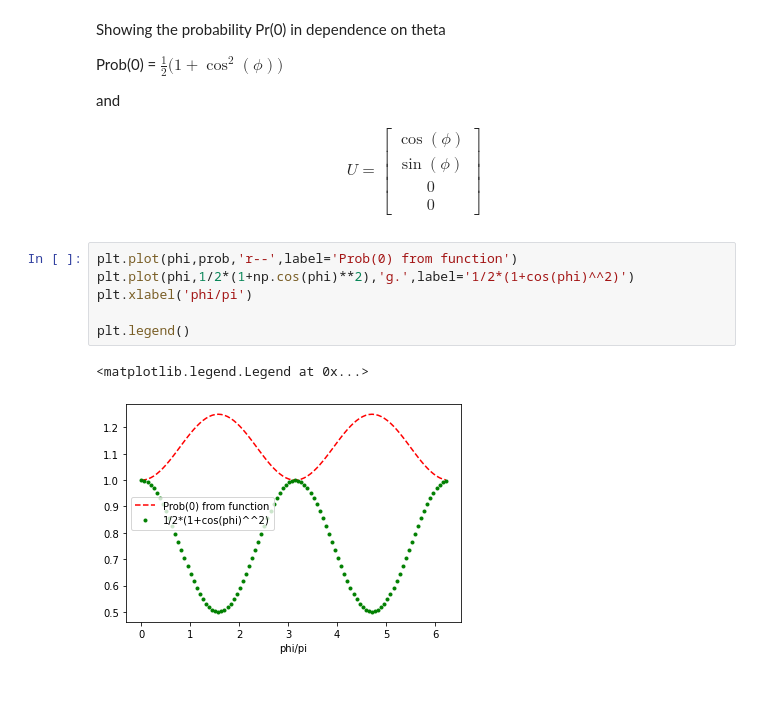
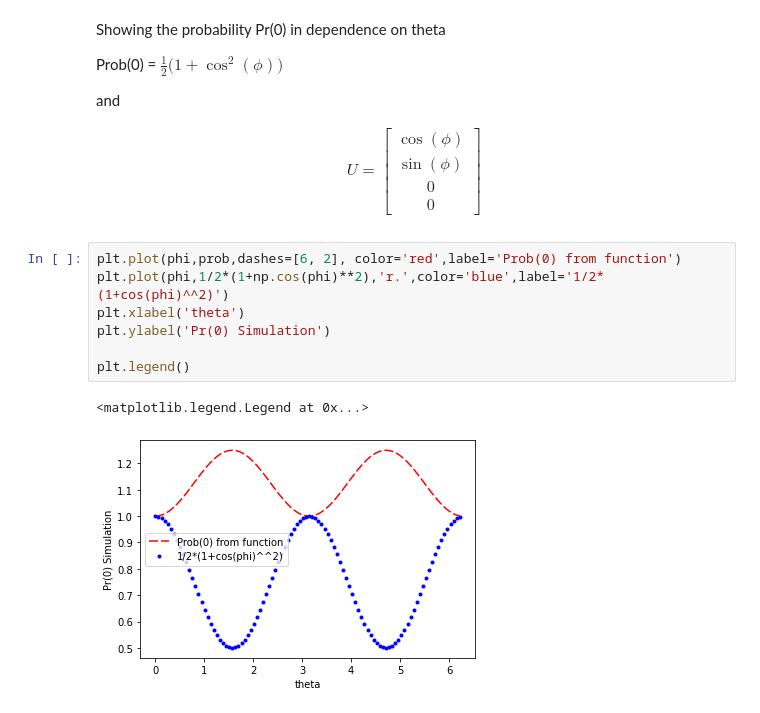
Before and after one commit to AnitaKirkovska/Quantum_Computing, a Jupyter notebook: HW2/hw2.ipynb, the cells around one changed output. Drawn from its saved outputs; the diff is of its cells as text.

Commit message:
update functions

```diff
--- a/HW2/hw2.ipynb
+++ b/HW2/hw2.ipynb
@@ -121,11 +121,12 @@ U=\begin{bmatrix}
 \end{bmatrix}
 \end{align*}
 # %%
-plt.plot(phi,prob,'r--',label='Prob(0) from function')
-plt.plot(phi,1/2*(1+np.cos(phi)**2),'g.',label='1/2*(1+cos(phi)^^2)')
-plt.xlabel('phi/pi')
+plt.plot(phi,prob,dashes=[6, 2], color='red',label='Prob(0) from function')
+plt.plot(phi,1/2*(1+np.cos(phi)**2),'r.',color='blue',label='1/2*(1+cos(phi)^^2)')
+plt.xlabel('theta')
+plt.ylabel('Pr(0) Simulation')
 
 plt.legend()
 # %% [output]
 <matplotlib.legend.Legend at 0x...>
-[figure, old version]
+[figure, new version]
```
